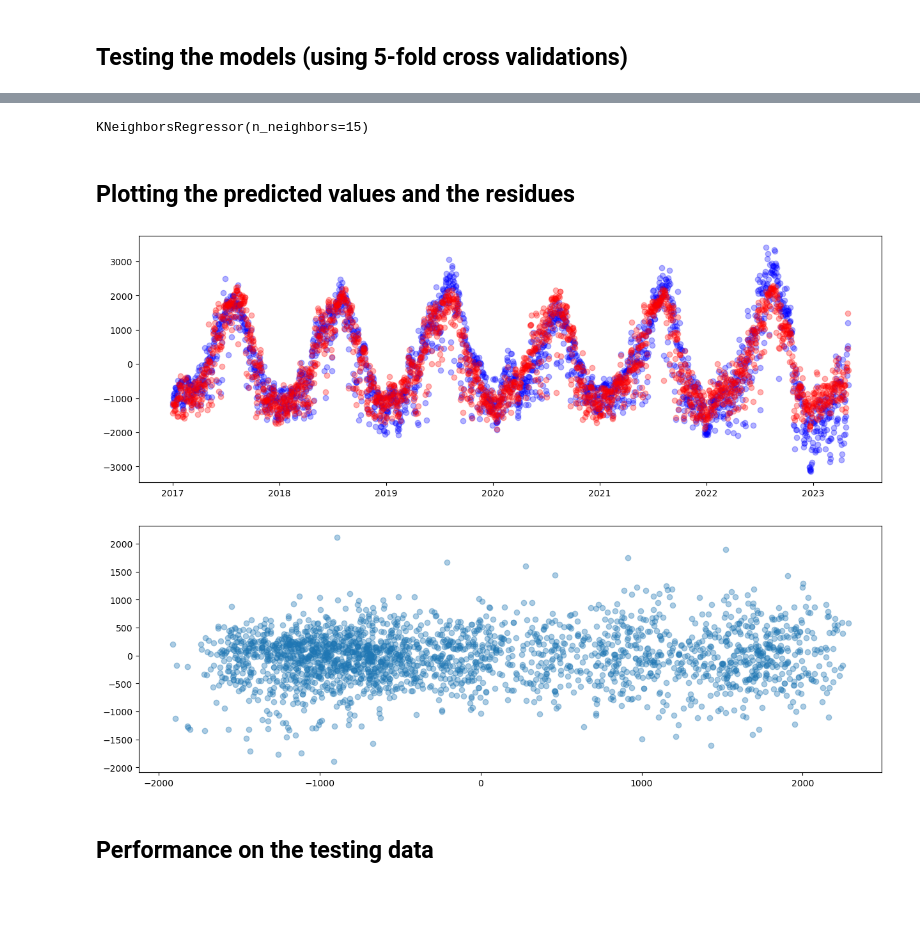
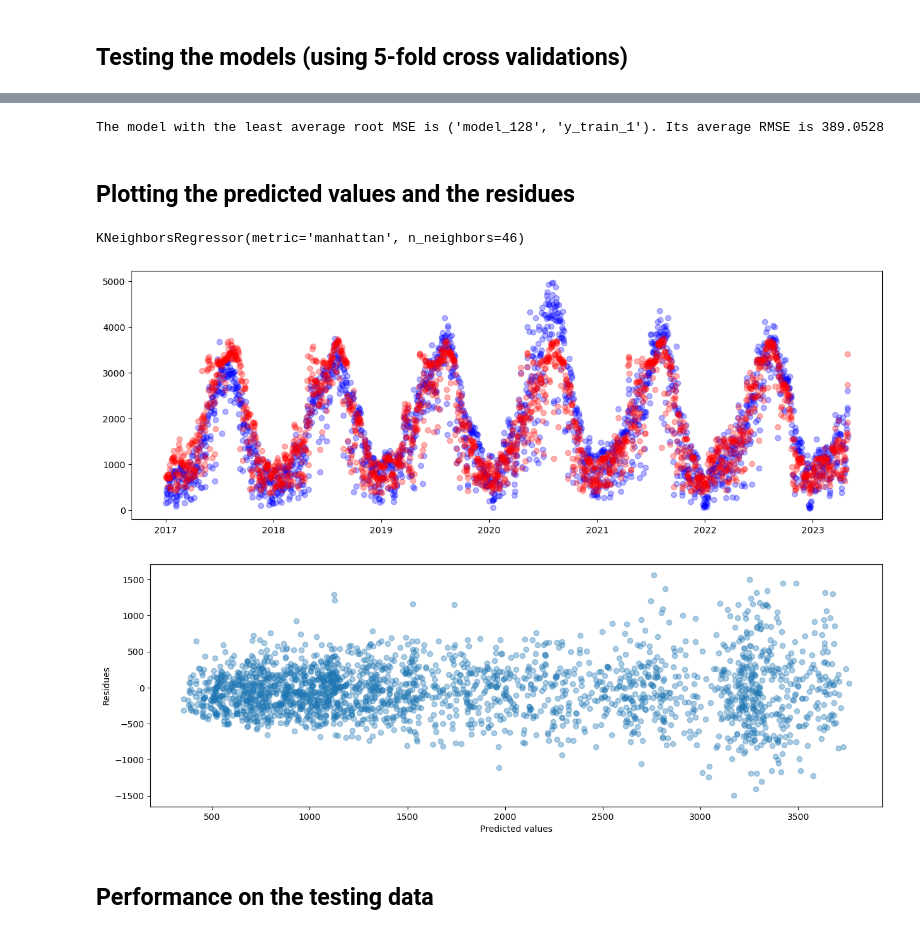
Before and after one commit to hodagben/bike-share-project, a Jupyter notebook: models/Prelim Models.ipynb, the cells around one changed output, grey strips where cells are left out. Cells and saved outputs as stored; diff of their text form; code cells hidden in the pictures; blank space fills up the shorter version.

Commit message:
Fixed mistakes; improved model performance

```diff
--- a/models/Prelim Models.ipynb
+++ b/models/Prelim Models.ipynb
@@ -67,10 +35,9 @@ This detrending procedure was also completed in the notebook ``Trend_Problem.ipy
 # %%
-df3 = pd.read_csv('bikeshare_train_data_v2.csv',parse_dates=['Date'])
+train_df = pd.read_csv('bikeshare_train_data_pcwsdetrend_mult.csv',parse_dates=['Date'])
 
 # Use dates as indices
-df3.set_index(df3['Date'], inplace=True)
+train_df.set_index(train_df['Date'], inplace=True)
+train_df.drop(columns=['Date'], inplace=True)
 
-# Add the newly detrended data to the training set
-train_df['detrend_pcws'] = df3['adj_num_trips']
-train_df['trend_pcws'] = df3['trend']
+train_df.rename(columns={"adj_num_trips": "detrend_pcws", "trend_val":"trend_pcws"}, inplace =True)
 # %% [markdown]
@@ -268,10 +186,11 @@ ridge_models = [Ridge(alpha = alpha_val) for alpha_val in alphas]
 lasso_models = [Lasso(alpha = alpha_val) for alpha_val in alphas]
 
 # Make some KNR models
-knrs = [KNeighborsRegressor(i) for i in list(range(2, 50))]
+knrs_euc = [KNeighborsRegressor(i, metric='euclidean') for i in list(range(2, 50))]
+knrs_man = [KNeighborsRegressor(i, metric='manhattan') for i in list(range(2, 50))]
 
 # Make a list of models
-models = [reg] + ridge_models + lasso_models + knrs
+models = [reg] + ridge_models + lasso_models + knrs_euc + knrs_man
 # %% [markdown]
 ## Defining ``X_train`` and ``y_train``
 # %%
@@ -281,13 +198,14 @@ features = ['day_length','max_temp', 'temp_diff', 'total_precip','max_gust']
 # %%
+features = ['day_length', 'mean_dep_temp', 'total_precip']
+
 X_train = train_df[features].copy()
 
-# Scale the data
+# Scaling the data
 scaler = StandardScaler().set_output(transform='pandas')
 X_train_scaled = scaler.fit_transform(X_train)
-X_train_scaled['day_length_x_max_temp'] = X_train_scaled['day_length'] * X_train_scaled['max_temp']
 
 # The y_train values corresponding to different detrending methods
-y_trains = [train_df['detrend_poly3'], train_df['detrend_scaling'],train_df['detrend_pcws'], train_df['detrend_STL']]
+y_trains = [train_df['detrend_pcws'], train_df['detrend_STL']]
 # %% [markdown]
 ## Testing the models (using 5-fold cross validations)
 # %%
@@ -325,26 +239,35 @@ The model with the least average root MSE is ('model_49', 'y_train_3'). Its aver
 # %%
-models[48]
+# Finding the minimum rmse and its index
+min_value = rmse_table.min().min()
+min_index = rmse_table.stack().idxmin()
+
+print(f'The model with the least average root MSE is {min_index}. Its average RMSE is {min_value:.4f}')
 # %% [output]
-KNeighborsRegressor(n_neighbors=15)
+The model with the least average root MSE is ('model_128', 'y_train_1'). Its average RMSE is 389.0528
 # %% [markdown]
 ## Plotting the predicted values and the residues
 # %%
-nice_model = models[48]
+nice_model = models[127]
+y_train =  y_trains[0]
+print(nice_model)
 
-model_data = test(nice_model, X_train_scaled, y_trains[3], 5)
+model_data = test(nice_model, X_train_scaled, y_trains[0], 5)
 
 plt.figure(figsize=(15, 5))
 plt.scatter(X_train_scaled.index, y_train, label='Actual', color = 'blue', alpha = 0.3)
 plt.scatter(X_train_scaled.index, model_data[1], label='Predicted', color='red', alpha = 0.3)
 plt.show()
 # %% [output]
+KNeighborsRegressor(metric='manhattan', n_neighbors=46)
-[figure, old version]
+[figure, new version]
 # %%
 plt.figure(figsize=(15, 5))
 plt.scatter(model_data[1], model_data[2], alpha = 0.37)
+plt.xlabel('Predicted values')
+plt.ylabel('Residues')
 plt.show()
 # %% [output]
-[figure, old version]
+[figure, new version]
 # %% [markdown]
 ## Performance on the testing data
 # %%
```
Also changed, not shown: parts of 28 cells of this notebook.
